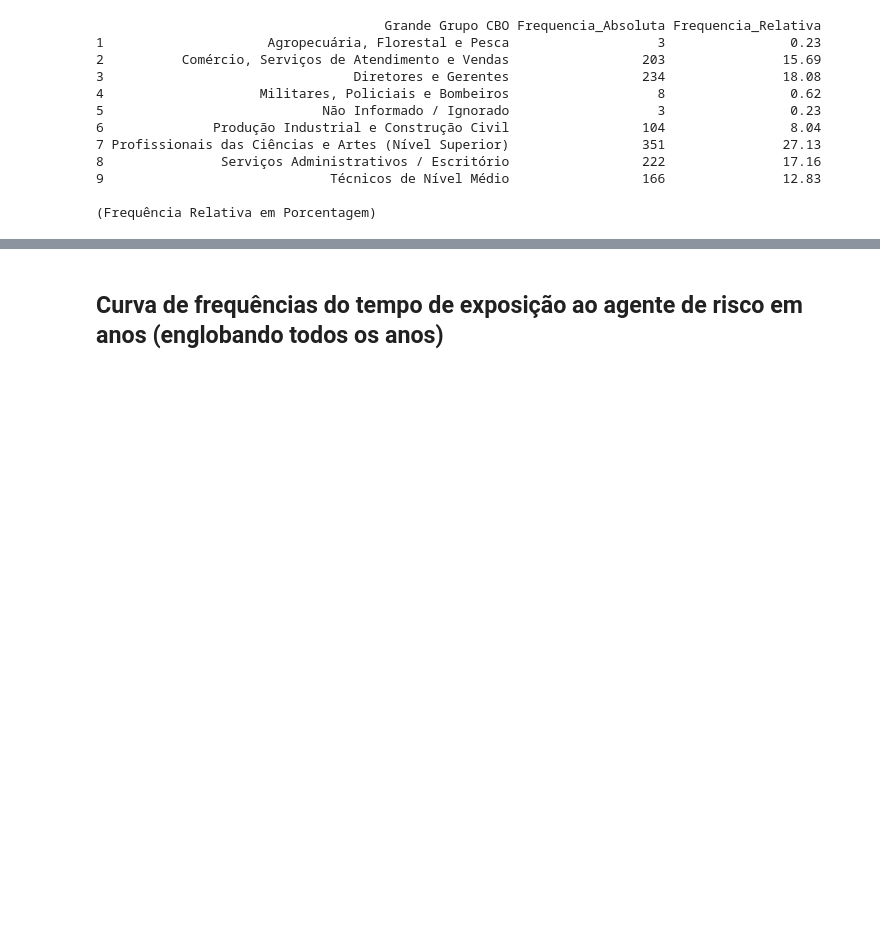
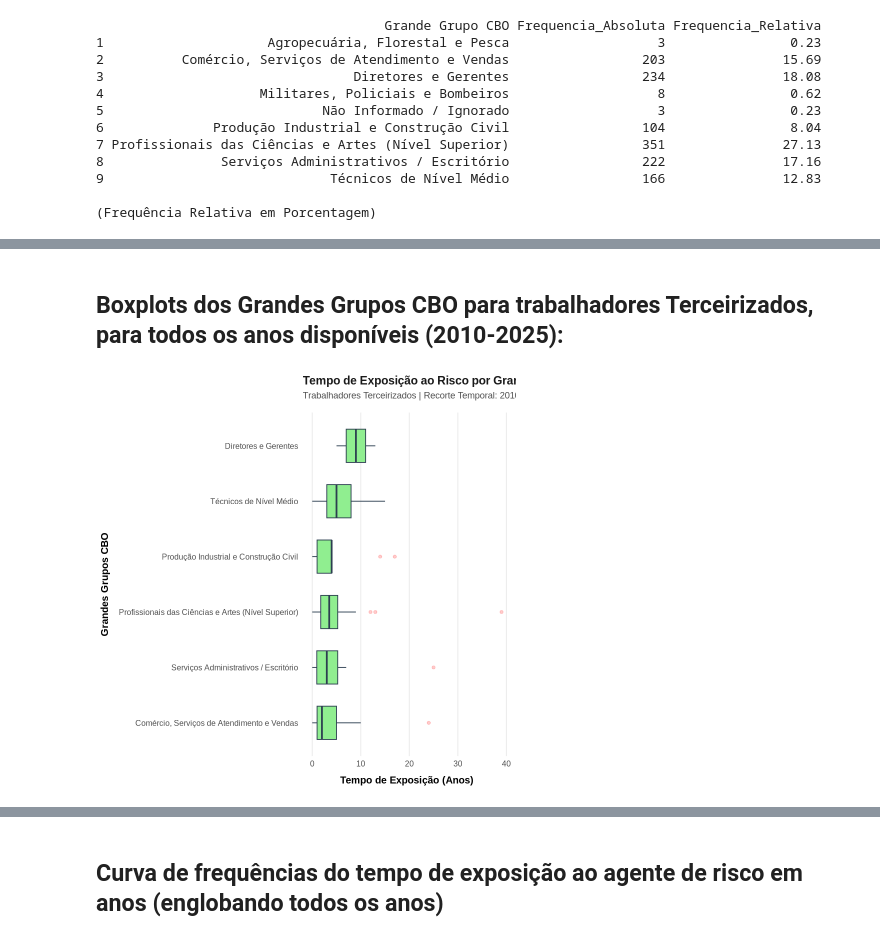
Before and after one commit to gabrielwai/Burnout-DataSUS, a Jupyter notebook: Burnout-DataSUS.ipynb, the cells around one changed output, grey strips where cells are left out. Drawn from its saved outputs; the diff is of its cells as text; code cells hidden in the pictures; blank space fills up the shorter version.

```diff
--- a/Burnout-DataSUS.ipynb
+++ b/Burnout-DataSUS.ipynb
@@ -1253,0 +1296,40 @@ cat("\n(Frequência Relativa em Porcentagem)")
+# %% [markdown]
+## Boxplots dos Grandes Grupos CBO para trabalhadores Terceirizados, para todos os anos disponíveis (2010-2025):
+# %%
+library(dplyr)
+library(ggplot2)
+
+# Preparação dos dados a serem utilizados:
+
+dados_boxplot <- tabela_Burnout %>%
+
+  filter(TERCEIRIZADO == "Sim") %>%
+
+  filter(!is.na(TEMPO_EXPOSICAO_ANOS), !is.na(CBO_GRANDE_GRUPO))
+
+
+# Construção do Boxplot:
+
+ggplot(dados_boxplot, aes(x = TEMPO_EXPOSICAO_ANOS, y = reorder(CBO_GRANDE_GRUPO, TEMPO_EXPOSICAO_ANOS, FUN = median))) +
+
+  geom_boxplot(fill = "lightgreen", color = "#2c3e50", outlier.color = "red", outlier.alpha = 0.2, width = 0.6) +
+
+  # Títulos e rótulos
+  labs(
+    title = "Tempo de Exposição ao Risco por Grandes Grupos CBO",
+    subtitle = "Trabalhadores Terceirizados | Recorte Temporal: 2010-2025",
+    x = "Tempo de Exposição (Anos)",
+    y = "Grandes Grupos CBO"
+  ) +
+
+  theme_minimal(base_size = 12) +
+  theme(
+    plot.title = element_text(face = "bold", size = 14, color = "#1a1a1a"),
+    plot.subtitle = element_text(color = "gray30", size = 11, margin = margin(b = 15)),
+    axis.title.x = element_text(face = "bold", margin = margin(t = 10)),
+    axis.title.y = element_text(face = "bold", margin = margin(r = 10)),
+    panel.grid.minor = element_blank(),
+    panel.grid.major.y = element_blank() # Destaca o alinhamento das caixas no eixo temporal
+  )
+# %% [output]
+[figure, added]
```
Also changed, not shown: parts of 5 cells of this notebook.
